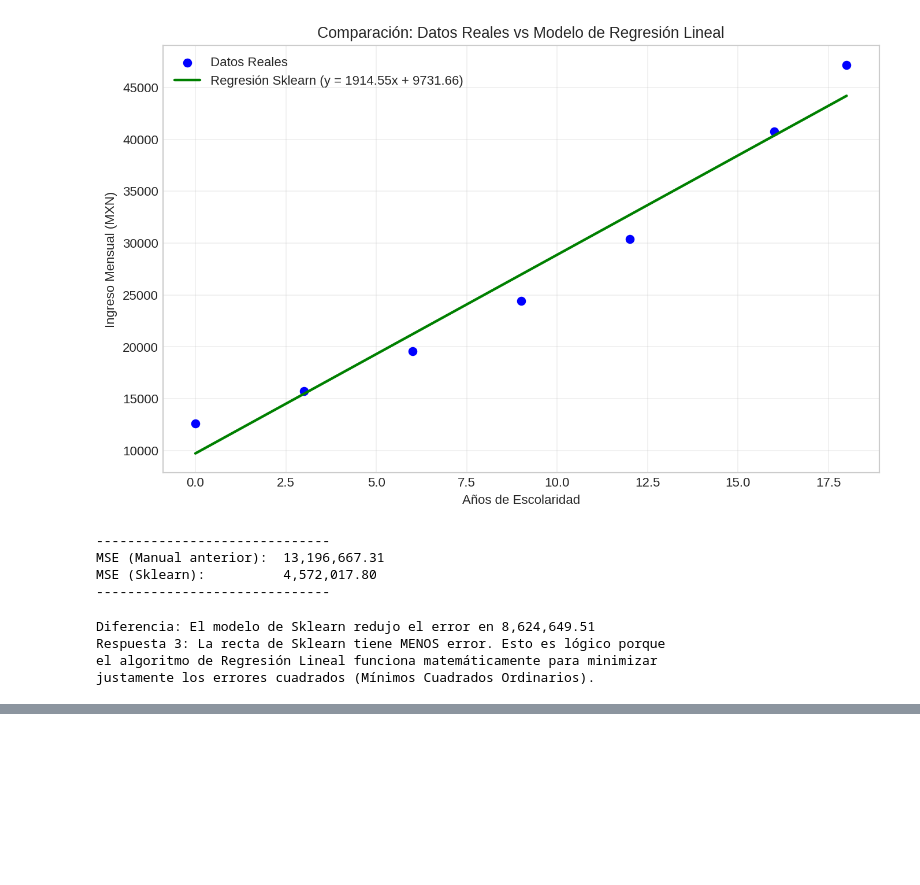
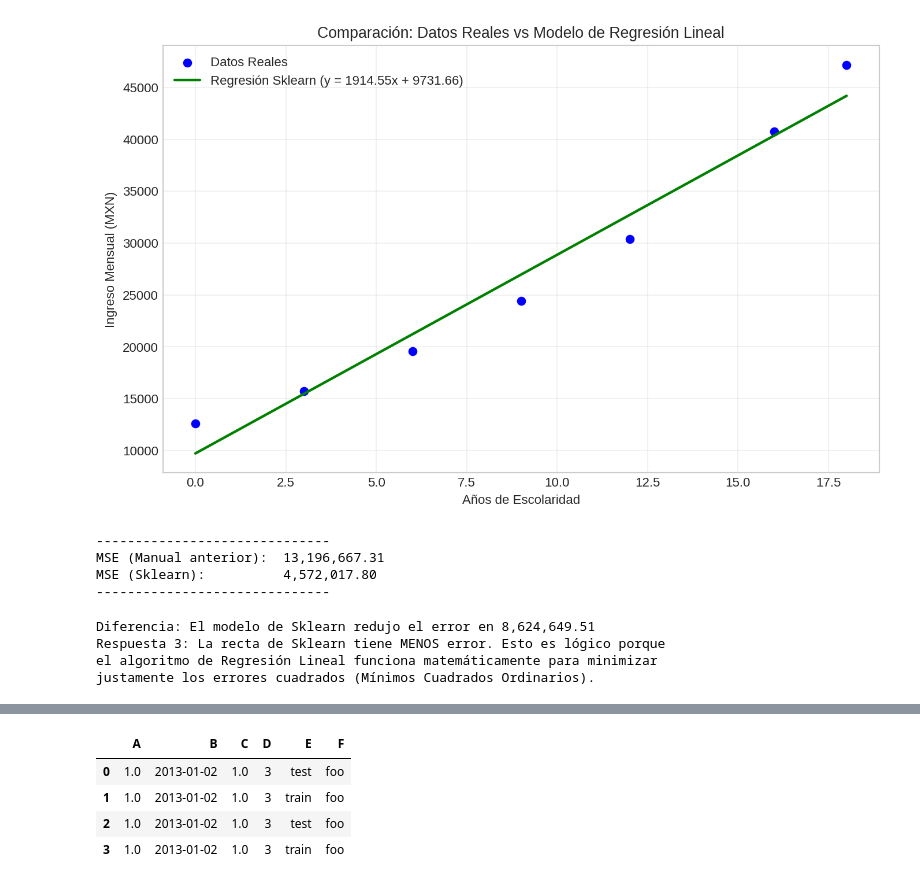
Before and after one commit to omaralonsoinfo/MineriaDeDatos, a Jupyter notebook: Mineria_de_Datos.ipynb, the cells around one changed output, grey strips where cells are left out. Saved outputs shown, nothing was run; the diff lists cells and outputs as text; code cells hidden in the pictures; blank space fills up the shorter version.

```diff
--- a/Mineria_de_Datos.ipynb
+++ b/Mineria_de_Datos.ipynb
@@ -812,0 +857,19 @@ justamente los errores cuadrados (Mínimos Cuadrados Ordinarios).
+# %%
+df2 = pd.DataFrame(
+    {
+        "A": 1.0, #asignamos un escalar (1)
+        "B": pd.Timestamp("20130102"), #asignamos fecha (1)
+        "C": pd.Series(1, index=list(range(4)), dtype="float32"), #mandamos una serie, luego una lista del 0 a 3 float 32bits
+        "D": np.array([3] * 4, dtype="int32"), # lista * escalar repite el valor en la lista 4*3 int 32 bits
+        "E": pd.Categorical(["test", "train", "test", "train"]), # datos categoricos (primero, segundo, tercero...)
+        "F": "foo", #solo 1 valor
+    }
+)
+# %%
+df2 #aunque a la A solo se le asigno un entero, como los demás elementos tienen más de un elemento (4), lo repite
+# %% [output]
+|  | A | B | C | D | E | F |
+| 0 | 1.0 | 2013-01-02 | 1.0 | 3 | test | foo |
+| 1 | 1.0 | 2013-01-02 | 1.0 | 3 | train | foo |
+| 2 | 1.0 | 2013-01-02 | 1.0 | 3 | test | foo |
+| 3 | 1.0 | 2013-01-02 | 1.0 | 3 | train | foo |
```
Also changed, not shown: parts of 25 cells of this notebook.
